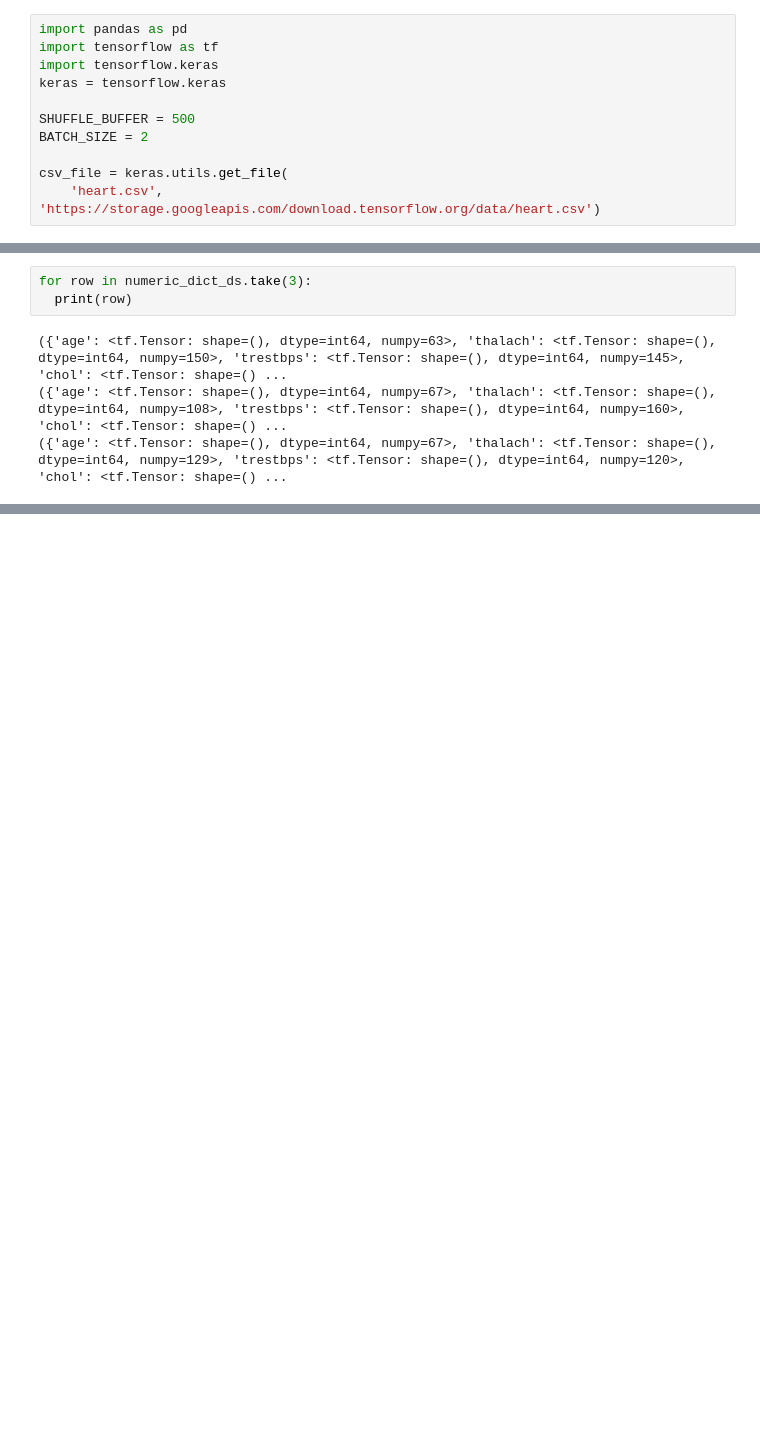
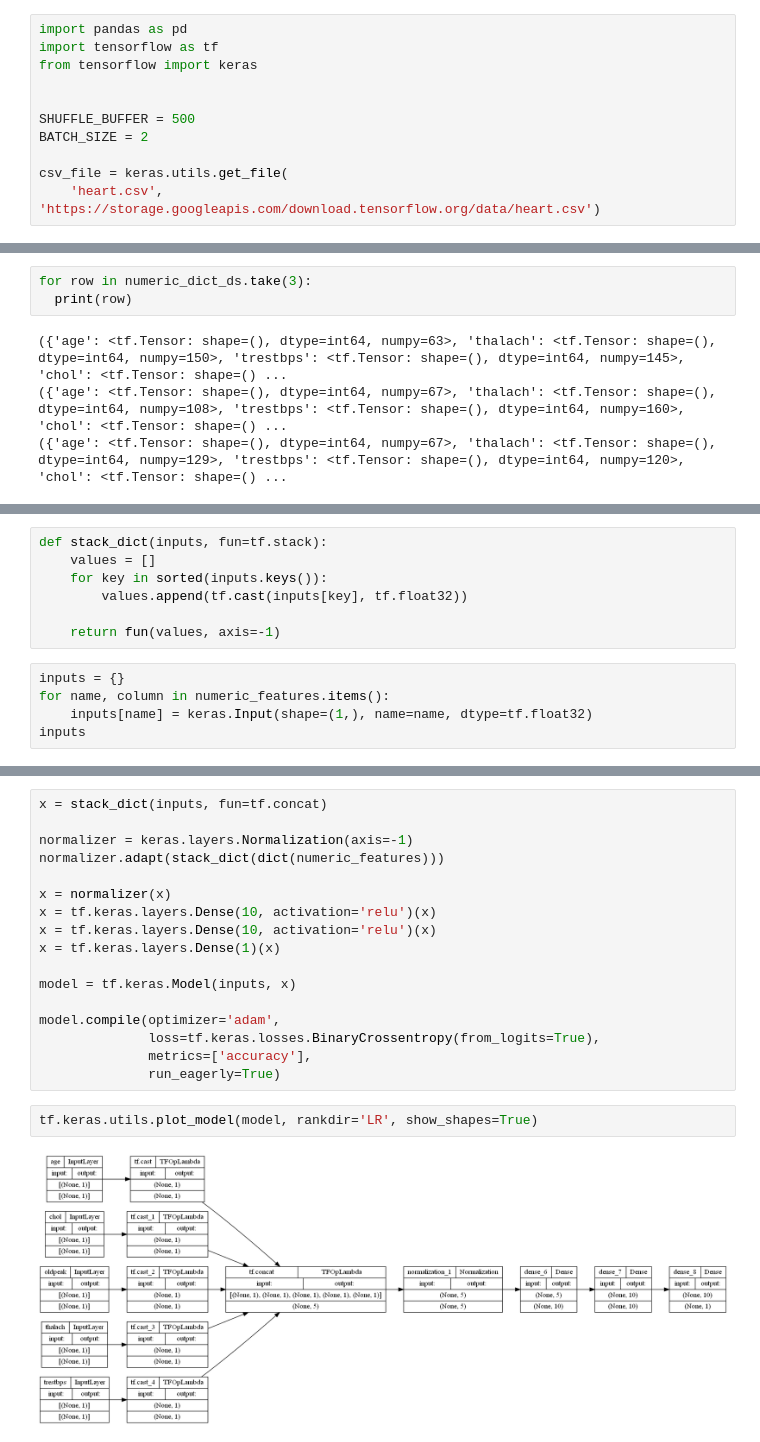
Before and after one commit to bahalbach/nbaproject, a Jupyter notebook: tftutorials/loadPandas.ipynb, the cells around one changed output, grey strips where cells are left out. Saved outputs shown, nothing was run; the diff lists cells and outputs as text; blank space fills up the shorter version.

```diff
--- a/tftutorials/loadPandas.ipynb
+++ b/tftutorials/loadPandas.ipynb
@@ -3,8 +3,8 @@
 # %%
 import pandas as pd
 import tensorflow as tf
-import tensorflow.keras
-keras = tensorflow.keras
+from tensorflow import keras
+
 
 SHUFFLE_BUFFER = 500
 BATCH_SIZE = 2
@@ -161,0 +168,12 @@ for row in numeric_dict_ds.take(3):
+# %%
+def stack_dict(inputs, fun=tf.stack):
+    values = []
+    for key in sorted(inputs.keys()):
+        values.append(tf.cast(inputs[key], tf.float32))
+
+    return fun(values, axis=-1)
+# %%
+inputs = {}
+for name, column in numeric_features.items():
+    inputs[name] = keras.Input(shape=(1,), name=name, dtype=tf.float32)
+inputs
@@ -161,0 +186,21 @@ for row in numeric_dict_ds.take(3):
+# %%
+x = stack_dict(inputs, fun=tf.concat)
+
+normalizer = keras.layers.Normalization(axis=-1)
+normalizer.adapt(stack_dict(dict(numeric_features)))
+
+x = normalizer(x)
+x = tf.keras.layers.Dense(10, activation='relu')(x)
+x = tf.keras.layers.Dense(10, activation='relu')(x)
+x = tf.keras.layers.Dense(1)(x)
+
+model = tf.keras.Model(inputs, x)
+
+model.compile(optimizer='adam',
+              loss=tf.keras.losses.BinaryCrossentropy(from_logits=True),
+              metrics=['accuracy'],
+              run_eagerly=True)
+# %%
+tf.keras.utils.plot_model(model, rankdir='LR', show_shapes=True)
+# %% [output]
+[figure, added]
```
Also changed, not shown: parts of 18 cells of this notebook, 1 other file.
